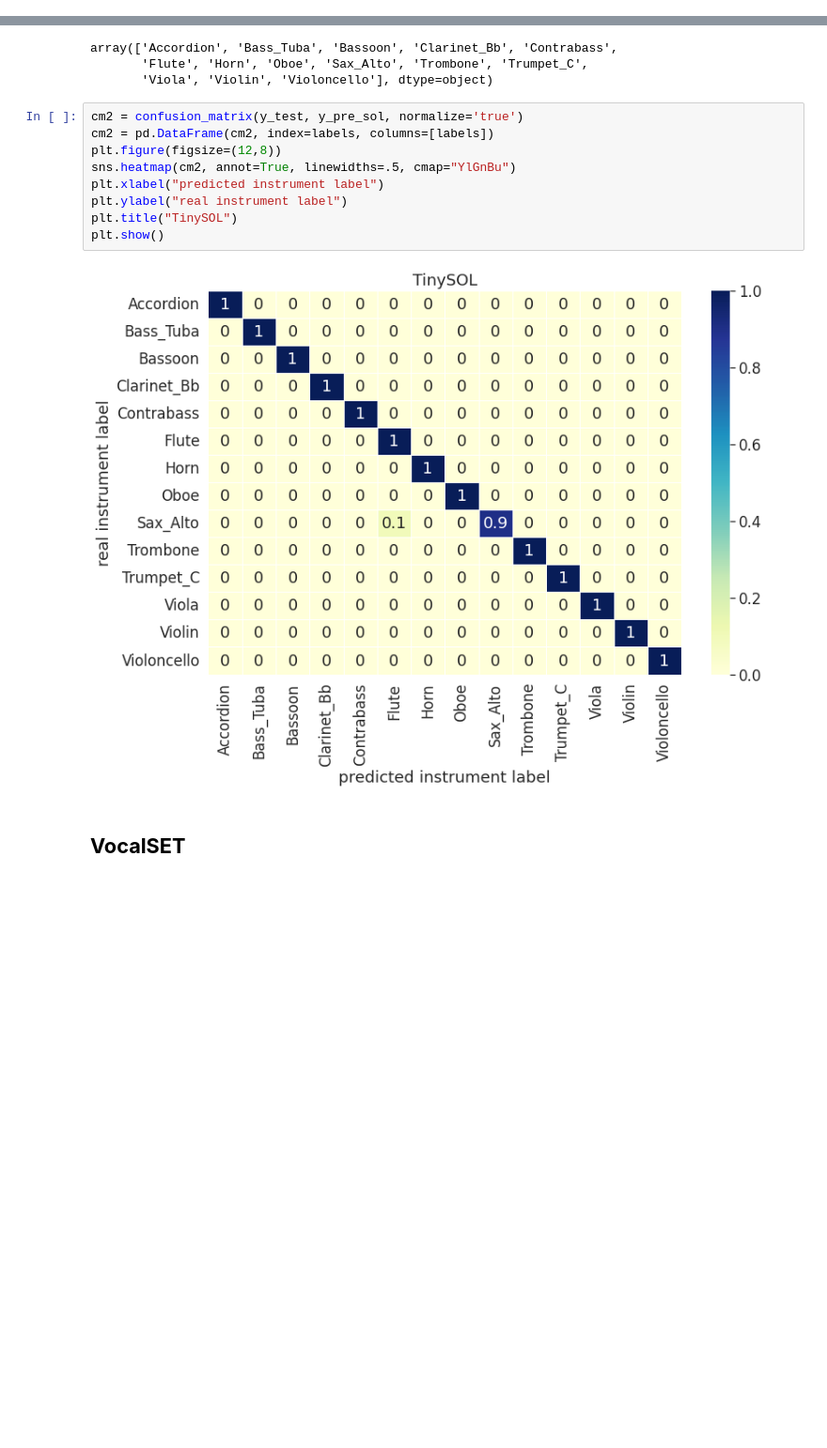
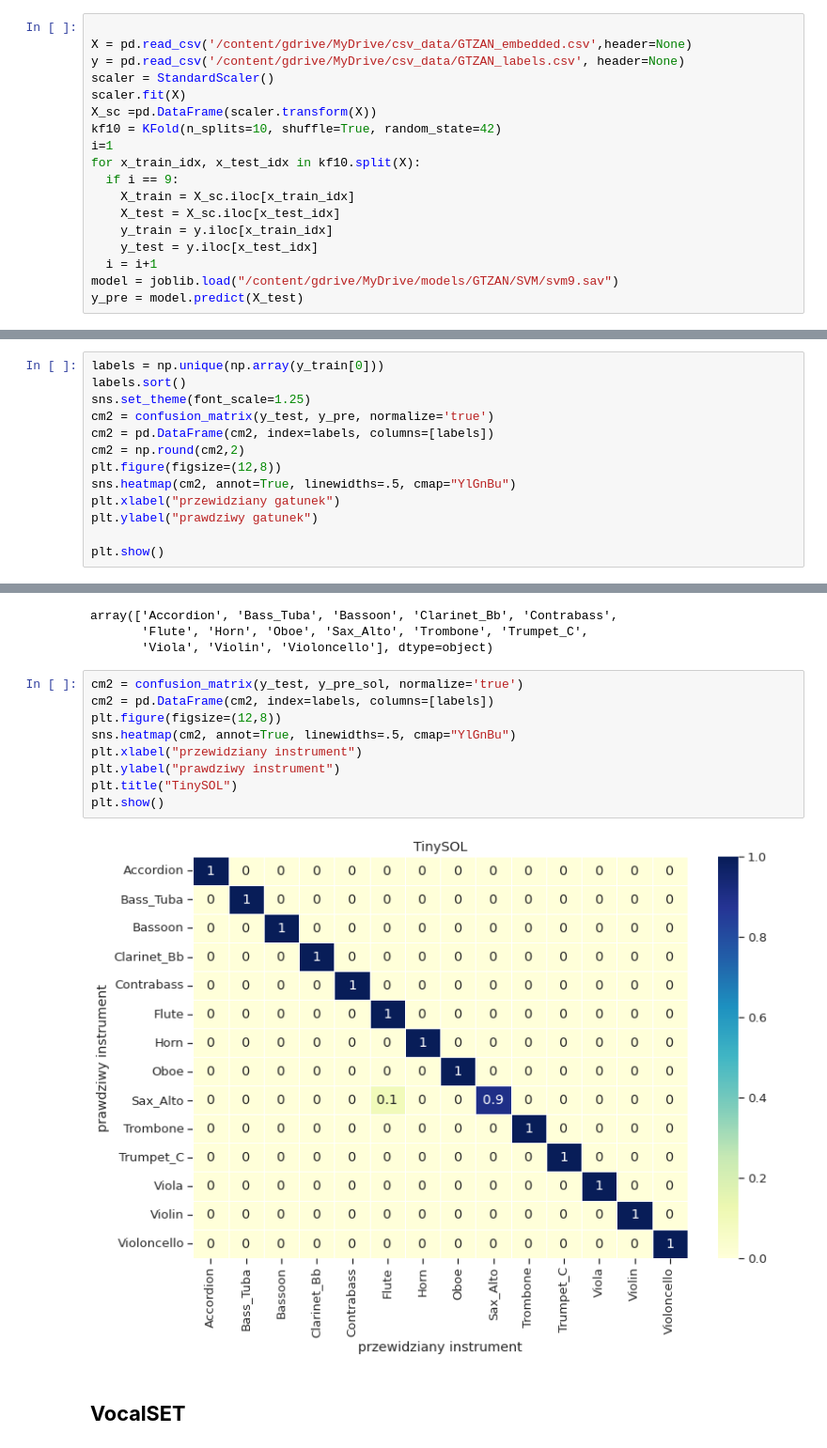
Before and after one commit to pszachew/Music-Genre-Classification, a Jupyter notebook: summary.ipynb, the cells around one changed output, grey strips where cells are left out. Shown at 94% size. Cells and saved outputs as stored; diff of their text form; blank space fills up the shorter version.

Commit message:
refactored plots to thesis

```diff
--- a/summary.ipynb
+++ b/summary.ipynb
@@ -114,0 +117,18 @@ plt.show()
+# %%
+
+X = pd.read_csv('/content/gdrive/MyDrive/csv_data/GTZAN_embedded.csv',header=None)
+y = pd.read_csv('/content/gdrive/MyDrive/csv_data/GTZAN_labels.csv', header=None)
+scaler = StandardScaler()
+scaler.fit(X)
+X_sc =pd.DataFrame(scaler.transform(X))
+kf10 = KFold(n_splits=10, shuffle=True, random_state=42)
+i=1
+for x_train_idx, x_test_idx in kf10.split(X):
+  if i == 9:
+    X_train = X_sc.iloc[x_train_idx]
+    X_test = X_sc.iloc[x_test_idx]
+    y_train = y.iloc[x_train_idx]
+    y_test = y.iloc[x_test_idx]
+  i = i+1
+model = joblib.load("/content/gdrive/MyDrive/models/GTZAN/SVM/svm9.sav")
+y_pre = model.predict(X_test)
@@ -114,0 +138,13 @@ plt.show()
+# %%
+labels = np.unique(np.array(y_train[0]))
+labels.sort()
+sns.set_theme(font_scale=1.25)
+cm2 = confusion_matrix(y_test, y_pre, normalize='true')
+cm2 = pd.DataFrame(cm2, index=labels, columns=[labels])
+cm2 = np.round(cm2,2)
+plt.figure(figsize=(12,8))
+sns.heatmap(cm2, annot=True, linewidths=.5, cmap="YlGnBu")
+plt.xlabel("przewidziany gatunek")
+plt.ylabel("prawdziwy gatunek")
+
+plt.show()
@@ -342,14 +386,14 @@ array(['Accordion', 'Bass_Tuba', 'Bassoon', 'Clarinet_Bb', 'Contrabass',
 # %%
 cm2 = confusion_matrix(y_test, y_pre_sol, normalize='true')
 cm2 = pd.DataFrame(cm2, index=labels, columns=[labels])
 plt.figure(figsize=(12,8))
 sns.heatmap(cm2, annot=True, linewidths=.5, cmap="YlGnBu")
-plt.xlabel("predicted instrument label")
-plt.ylabel("real instrument label")
+plt.xlabel("przewidziany instrument")
+plt.ylabel("prawdziwy instrument")
 plt.title("TinySOL")
 plt.show()
 # %% [output]
-[figure, old version]
+[figure, new version]
 # %% [markdown]
 ## **VocalSET**
 # %%
```
Also changed, not shown: parts of 9 cells of this notebook.
